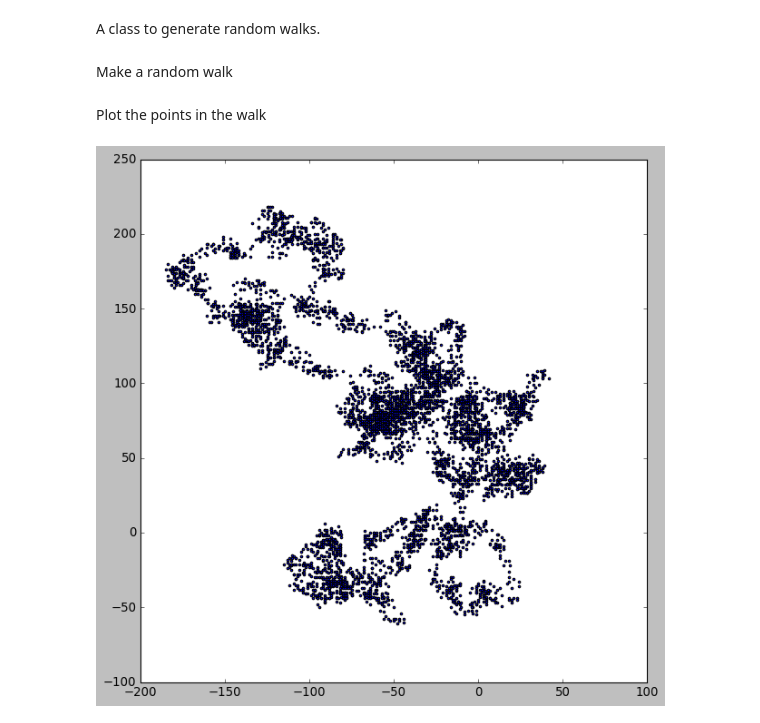
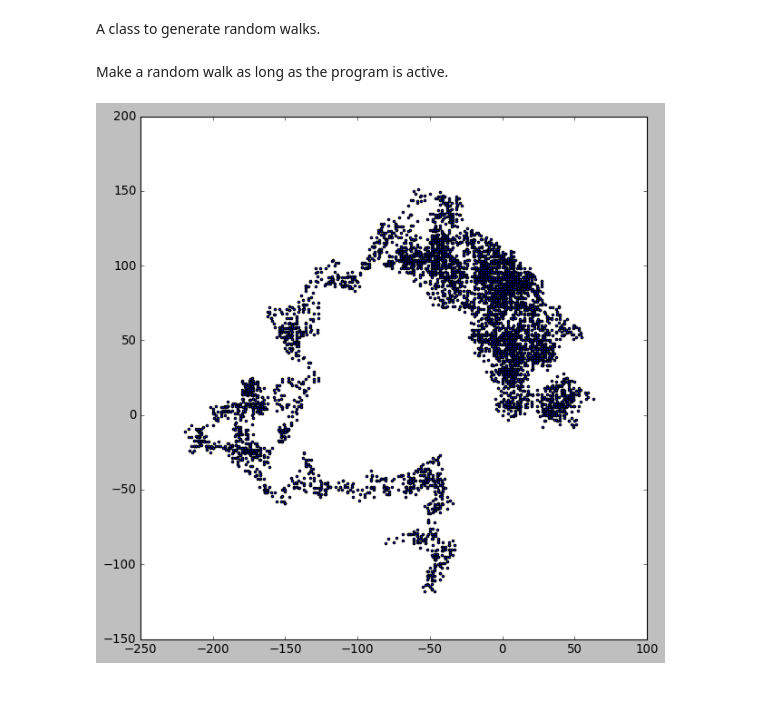
Before and after one commit to henryjams/PyCC_datavis, a Jupyter notebook: random_walk.ipynb, the cells around one changed output. Drawn from its saved outputs; the diff is of its cells as text; code cells hidden in the pictures; blank space fills up the shorter version.

Commit message:
Program now generates new walks until 'n' is passed into the while loop.

```diff
--- a/random_walk.ipynb
+++ b/random_walk.ipynb
@@ -40,19 +40,23 @@ class RandomWalk:
             self.x_val.append(x)
             self.y_val.append(y)
 # %% [markdown]
-Make a random walk
+Make a random walk as long as the program is active.
 # %%
-rw = RandomWalk()
-rw.fill_walk()
+while True:
+    rw = RandomWalk()
+    rw.fill_walk()
+
+    # Plot the points in the walk
+    plt.style.use('classic')
+    plt.rcParams['figure.figsize'] = [9, 9]
+
+    fig, ax = plt.subplots()
+    ax.scatter(rw.x_val, rw.y_val, s=5)
+
+    plt.show()
+
+    keep_running = input("Make another walk? (y/n): ")
+    if keep_running == 'n':
+        break
+# %% [output]
+[figure, added]
-# %% [markdown]
-Plot the points in the walk
-# %%
-plt.style.use('classic')
-plt.rcParams['figure.figsize'] = [9, 9]
-
-fig, ax = plt.subplots()
-ax.scatter(rw.x_val, rw.y_val, s=5)
-
-plt.show()
-# %% [output]
-[figure, removed]
```
